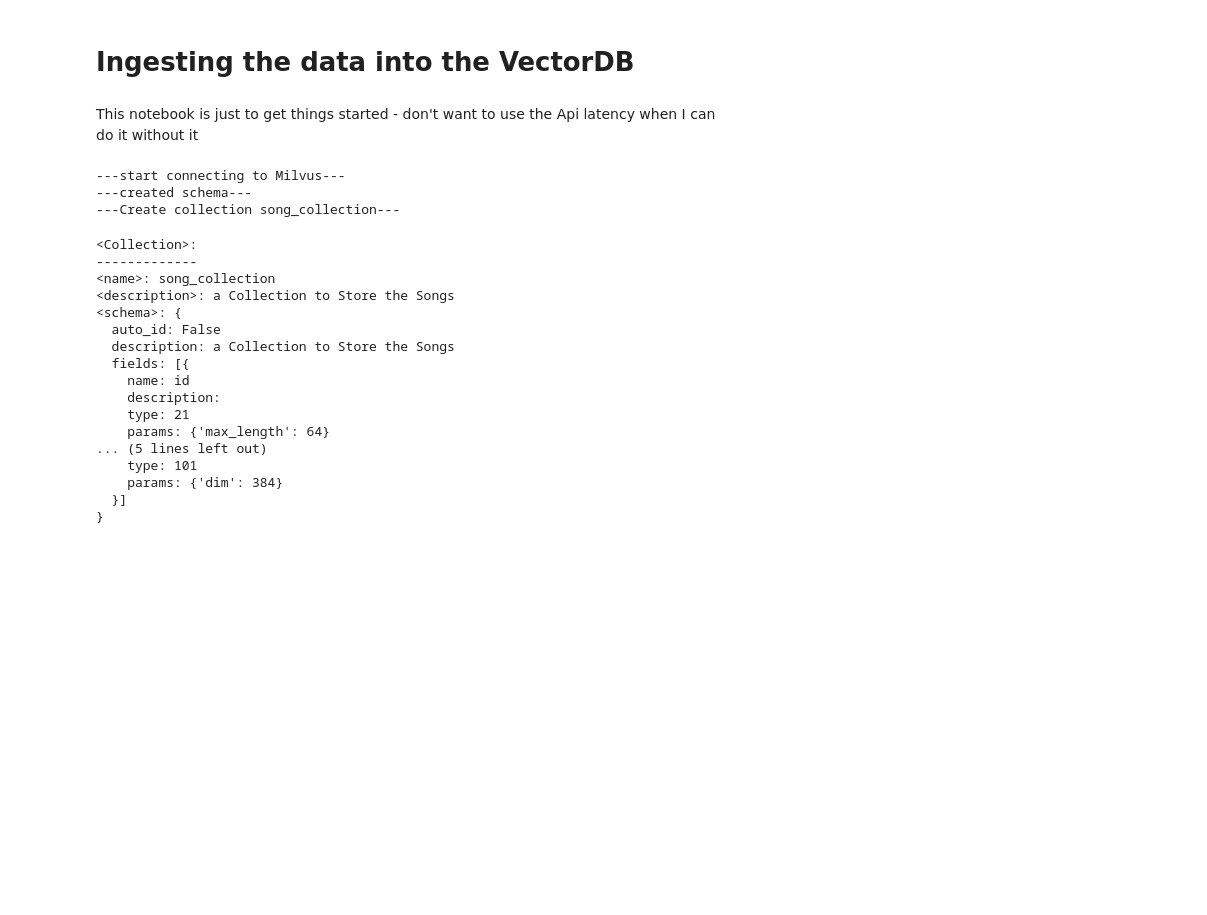
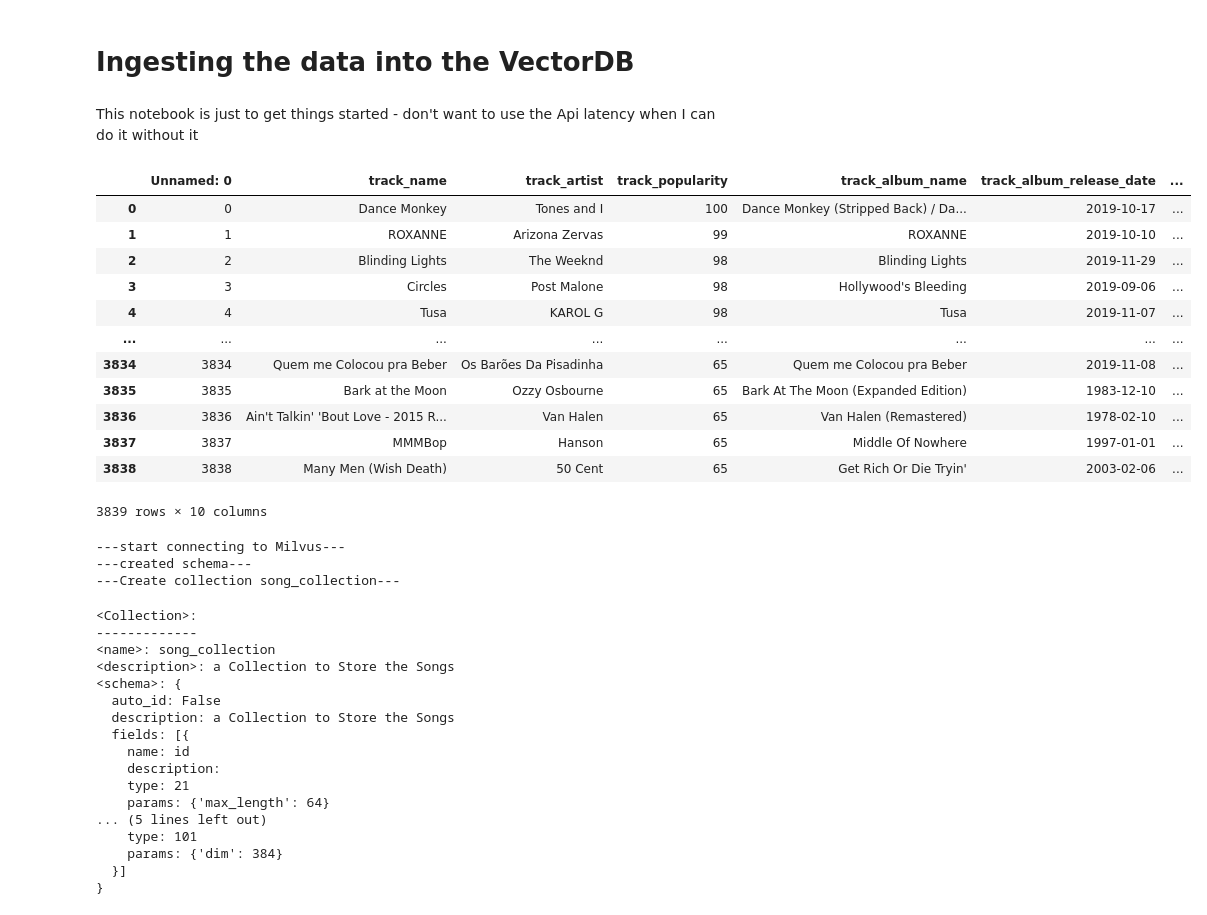
Before and after one commit to kirbs-btw/shuffle.ai, a Jupyter notebook: song_data/data_ingestion/data_ingestion.ipynb, the cells around one changed output. Drawn from its saved outputs; the diff is of its cells as text; code cells hidden in the pictures; blank space fills up the shorter version.

```diff
--- a/song_data/data_ingestion/data_ingestion.ipynb
+++ b/song_data/data_ingestion/data_ingestion.ipynb
@@ -17,6 +17,21 @@ from sentence_transformers import SentenceTransformer
 # %%
 # get df
 df = pd.read_csv("../song_data.csv")
+df
+# %% [output]
+|  | Unnamed: 0 | track_name | track_artist | track_popularity | track_album_name | track_album_release_date | ... |
+| 0 | 0 | Dance Monkey | Tones and I | 100 | Dance Monkey (Stripped Back) / Da... | 2019-10-17 | ... |
+| 1 | 1 | ROXANNE | Arizona Zervas | 99 | ROXANNE | 2019-10-10 | ... |
+| 2 | 2 | Blinding Lights | The Weeknd | 98 | Blinding Lights | 2019-11-29 | ... |
+| 3 | 3 | Circles | Post Malone | 98 | Hollywood's Bleeding | 2019-09-06 | ... |
+| 4 | 4 | Tusa | KAROL G | 98 | Tusa | 2019-11-07 | ... |
+| ... | ... | ... | ... | ... | ... | ... | ... |
+| 3834 | 3834 | Quem me Colocou pra Beber | Os Barões Da Pisadinha | 65 | Quem me Colocou pra Beber | 2019-11-08 | ... |
+| 3835 | 3835 | Bark at the Moon | Ozzy Osbourne | 65 | Bark At The Moon (Expanded Edition) | 1983-12-10 | ... |
+| 3836 | 3836 | Ain't Talkin' 'Bout Love - 2015 R... | Van Halen | 65 | Van Halen (Remastered) | 1978-02-10 | ... |
+| 3837 | 3837 | MMMBop | Hanson | 65 | Middle Of Nowhere | 1997-01-01 | ... |
+| 3838 | 3838 | Many Men (Wish Death) | 50 Cent | 65 | Get Rich Or Die Tryin' | 2003-02-06 | ... |
+3839 rows × 10 columns
 # %%
 # setup milvus components
 
```
Also changed, not shown: parts of 4 cells of this notebook.
